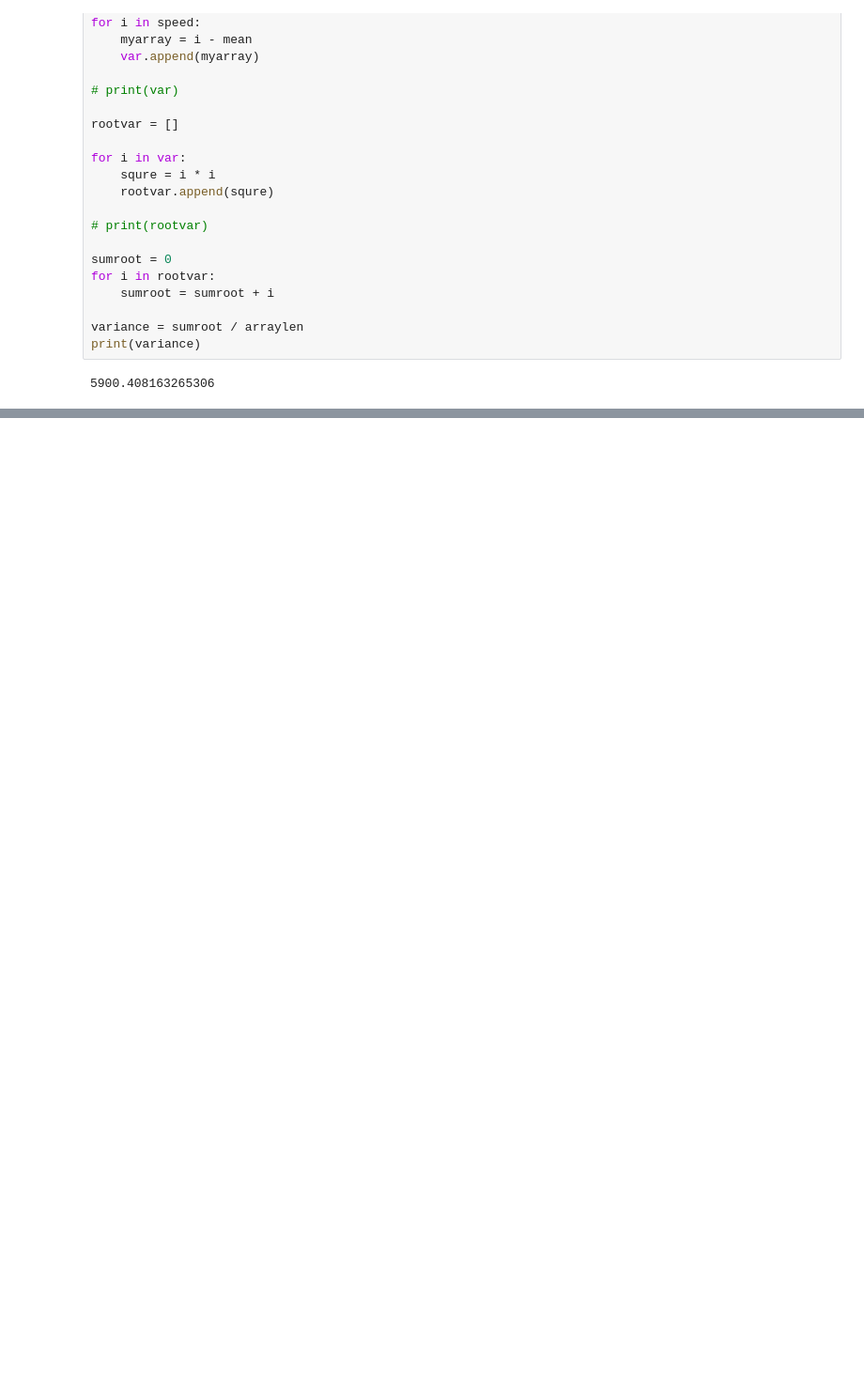
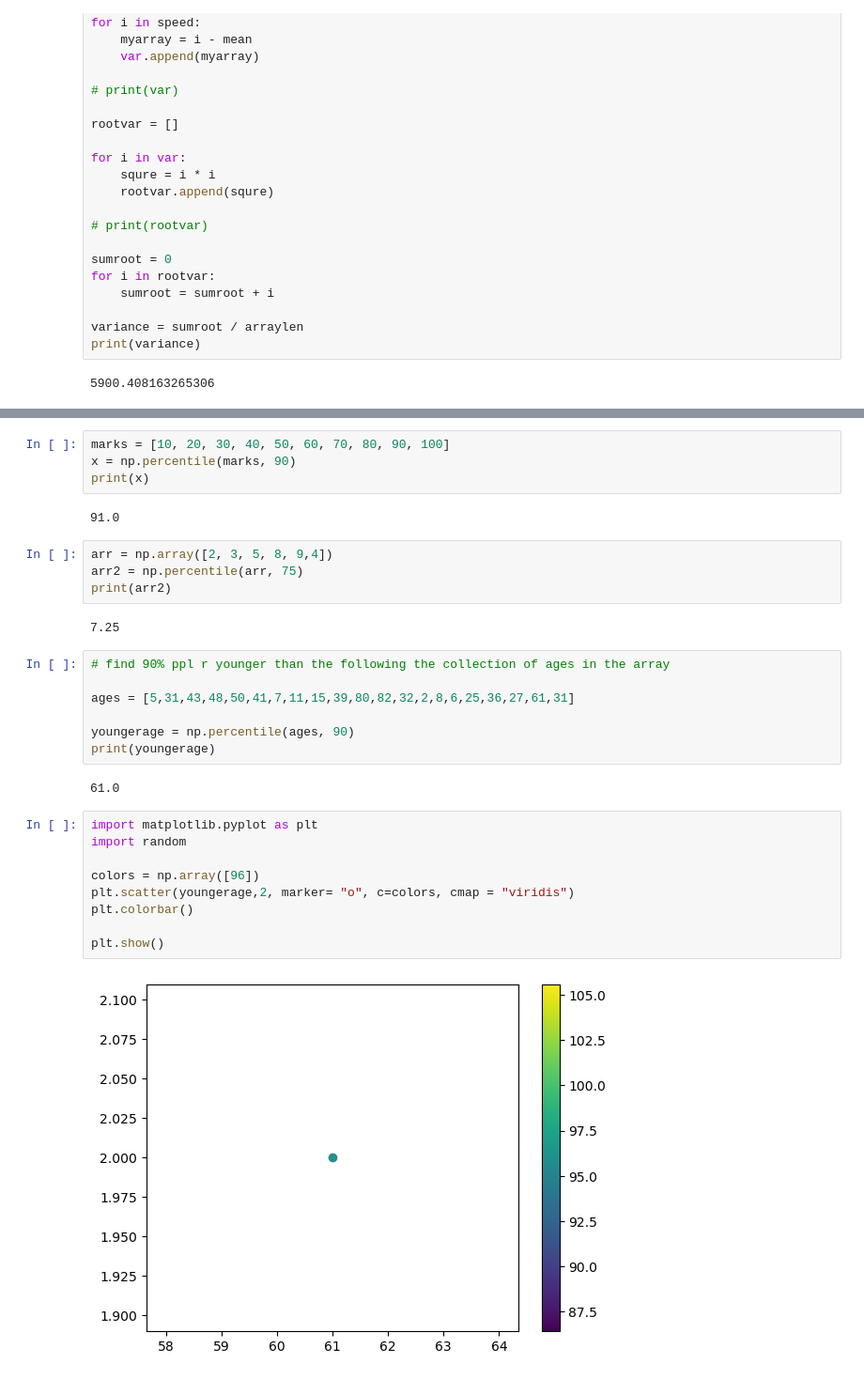
Before and after one commit to jabedkhanjb/Project-Class-TMU, a Jupyter notebook: Jupyter Notebook/C3 Machine Learning Data Analysis/ML Data Analysis.ipynb, the cells around one changed output, grey strips where cells are left out. Shown at 94% size. Cells and saved outputs as stored; diff of their text form; blank space fills up the shorter version.

```diff
--- a/Jupyter Notebook/C3 Machine Learning Data Analysis/ML Data Analysis.ipynb
+++ b/Jupyter Notebook/C3 Machine Learning Data Analysis/ML Data Analysis.ipynb
@@ -191,0 +192,32 @@ print(x)
+# %%
+marks = [10, 20, 30, 40, 50, 60, 70, 80, 90, 100]
+x = np.percentile(marks, 90)
+print(x)
+# %% [output]
+91.0
+# %%
+arr = np.array([2, 3, 5, 8, 9,4])
+arr2 = np.percentile(arr, 75)
+print(arr2)
+# %% [output]
+7.25
+# %%
+# find 90% ppl r younger than the following the collection of ages in the array
+
+ages = [5,31,43,48,50,41,7,11,15,39,80,82,32,2,8,6,25,36,27,61,31]
+
+youngerage = np.percentile(ages, 90)
+print(youngerage)
+# %% [output]
+61.0
+# %%
+import matplotlib.pyplot as plt
+import random
+
+colors = np.array([96])
+plt.scatter(youngerage,2, marker= "o", c=colors, cmap = "viridis")
+plt.colorbar()
+
+plt.show()
+# %% [output]
+[figure, added]
```
Also changed, not shown: parts of 12 cells of this notebook.
